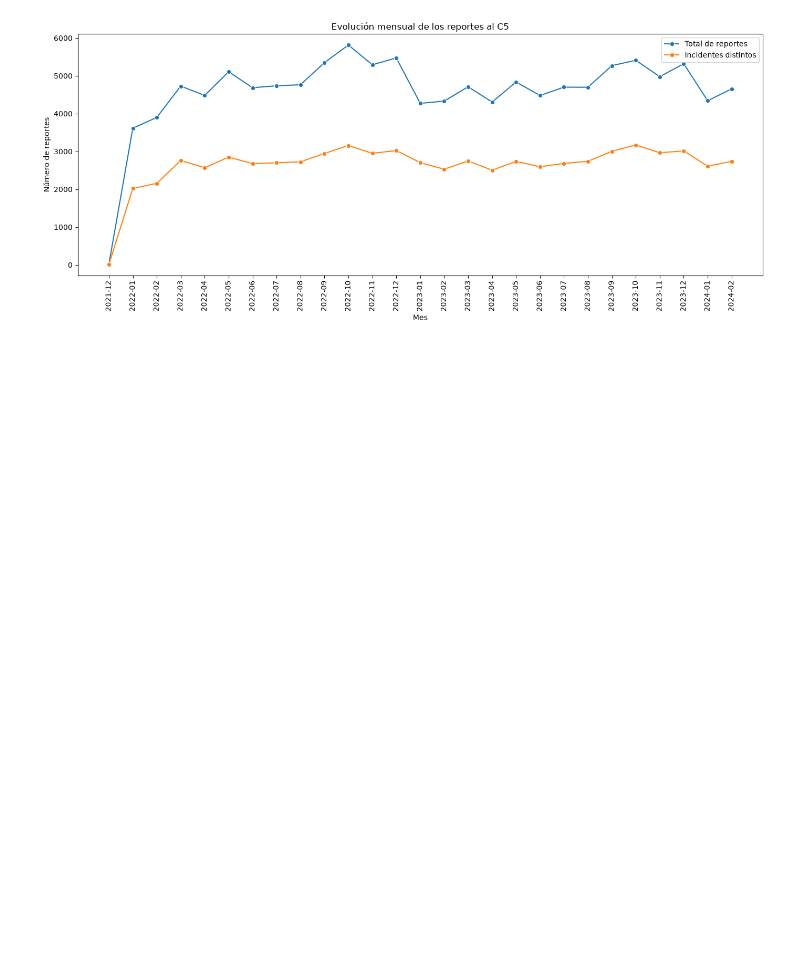
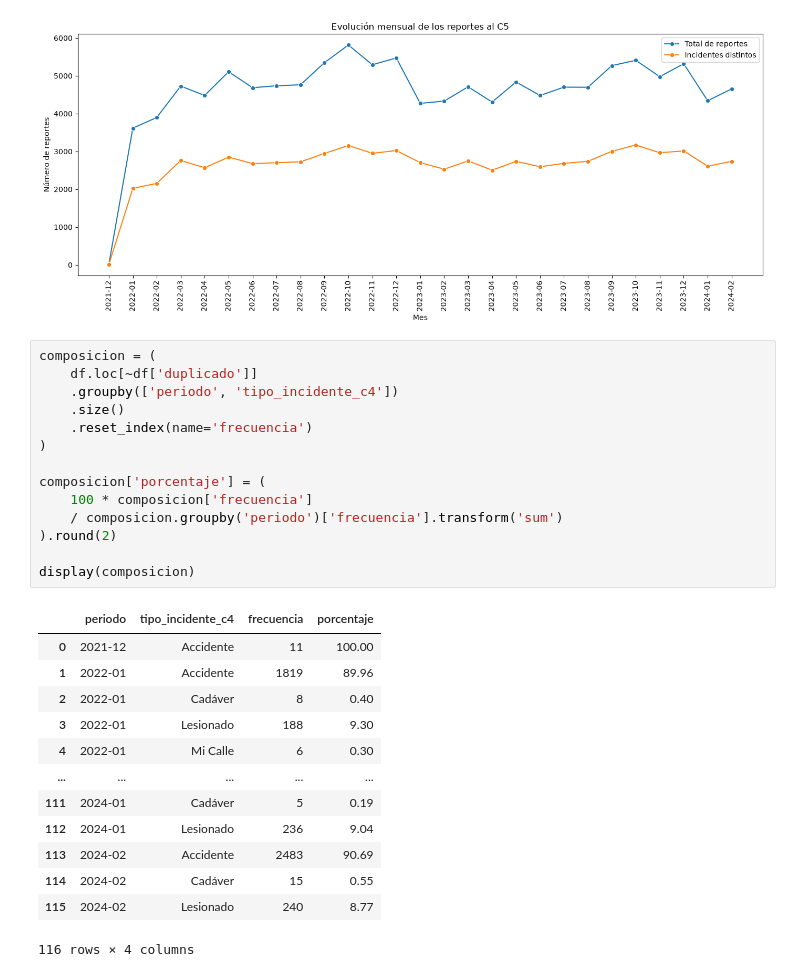
Before and after one commit to JafetR19/ds-project-team1-CGNR-JASR, a Jupyter notebook: notebooks/nb02_preguntas_visualizaciones.ipynb, the cells around one changed output. Cells and saved outputs as stored; diff of their text form; blank space fills up the shorter version.

```diff
--- a/notebooks/nb02_preguntas_visualizaciones.ipynb
+++ b/notebooks/nb02_preguntas_visualizaciones.ipynb
@@ -142,3 +142,31 @@ plt.tight_layout()
 plt.show()
 # %% [output]
 [figure]
+# %%
+composicion = (
+    df.loc[~df['duplicado']]
+    .groupby(['periodo', 'tipo_incidente_c4'])
+    .size()
+    .reset_index(name='frecuencia')
+)
+
+composicion['porcentaje'] = (
+    100 * composicion['frecuencia']
+    / composicion.groupby('periodo')['frecuencia'].transform('sum')
+).round(2)
+
+display(composicion)
+# %% [output]
+|  | periodo | tipo_incidente_c4 | frecuencia | porcentaje |
+| 0 | 2021-12 | Accidente | 11 | 100.00 |
+| 1 | 2022-01 | Accidente | 1819 | 89.96 |
+| 2 | 2022-01 | Cadáver | 8 | 0.40 |
+| 3 | 2022-01 | Lesionado | 188 | 9.30 |
+| 4 | 2022-01 | Mi Calle | 6 | 0.30 |
+| ... | ... | ... | ... | ... |
+| 111 | 2024-01 | Cadáver | 5 | 0.19 |
+| 112 | 2024-01 | Lesionado | 236 | 9.04 |
+| 113 | 2024-02 | Accidente | 2483 | 90.69 |
+| 114 | 2024-02 | Cadáver | 15 | 0.55 |
+| 115 | 2024-02 | Lesionado | 240 | 8.77 |
+116 rows × 4 columns
```
Also changed, not shown: parts of 4 cells of this notebook.
